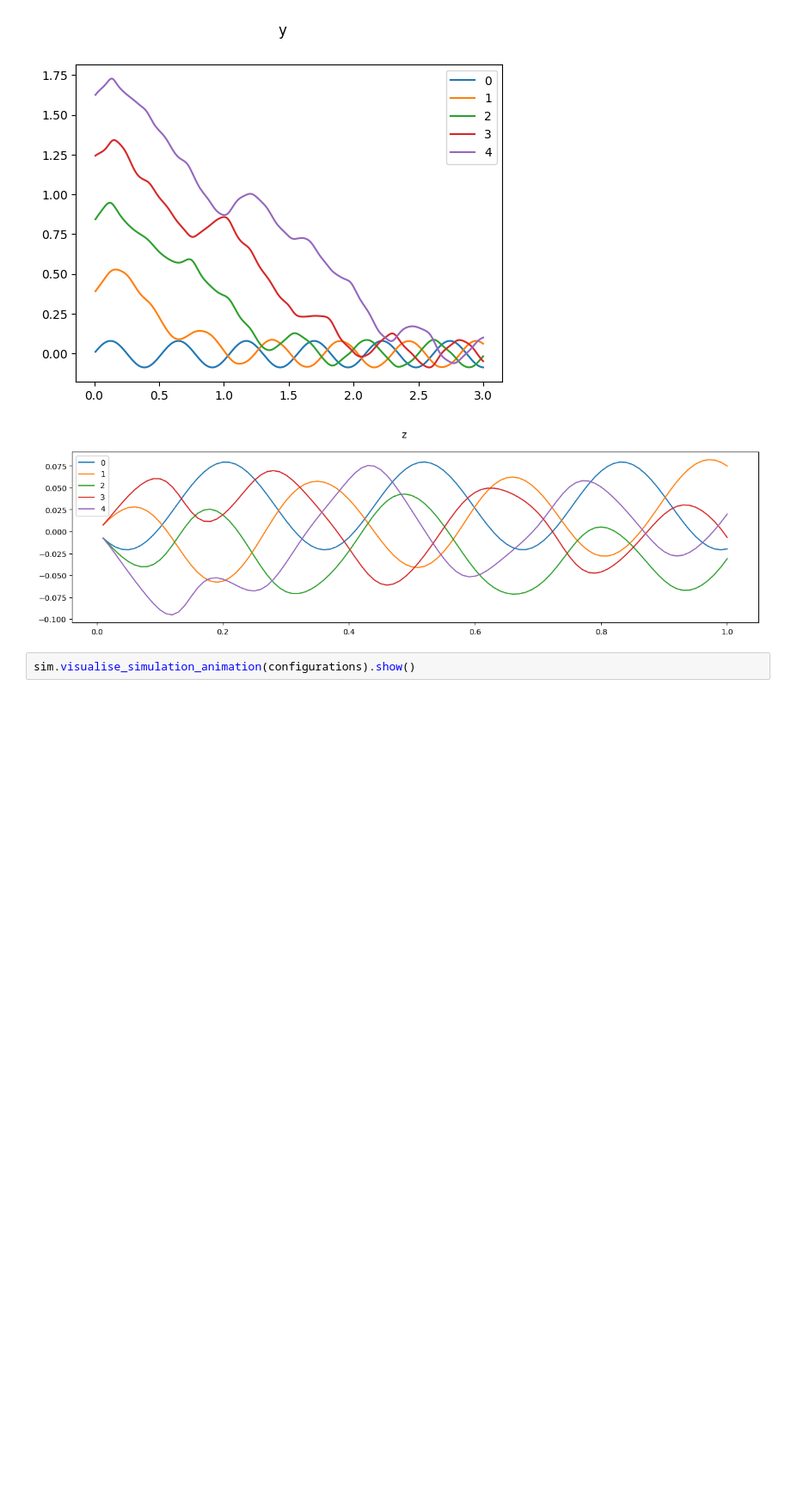
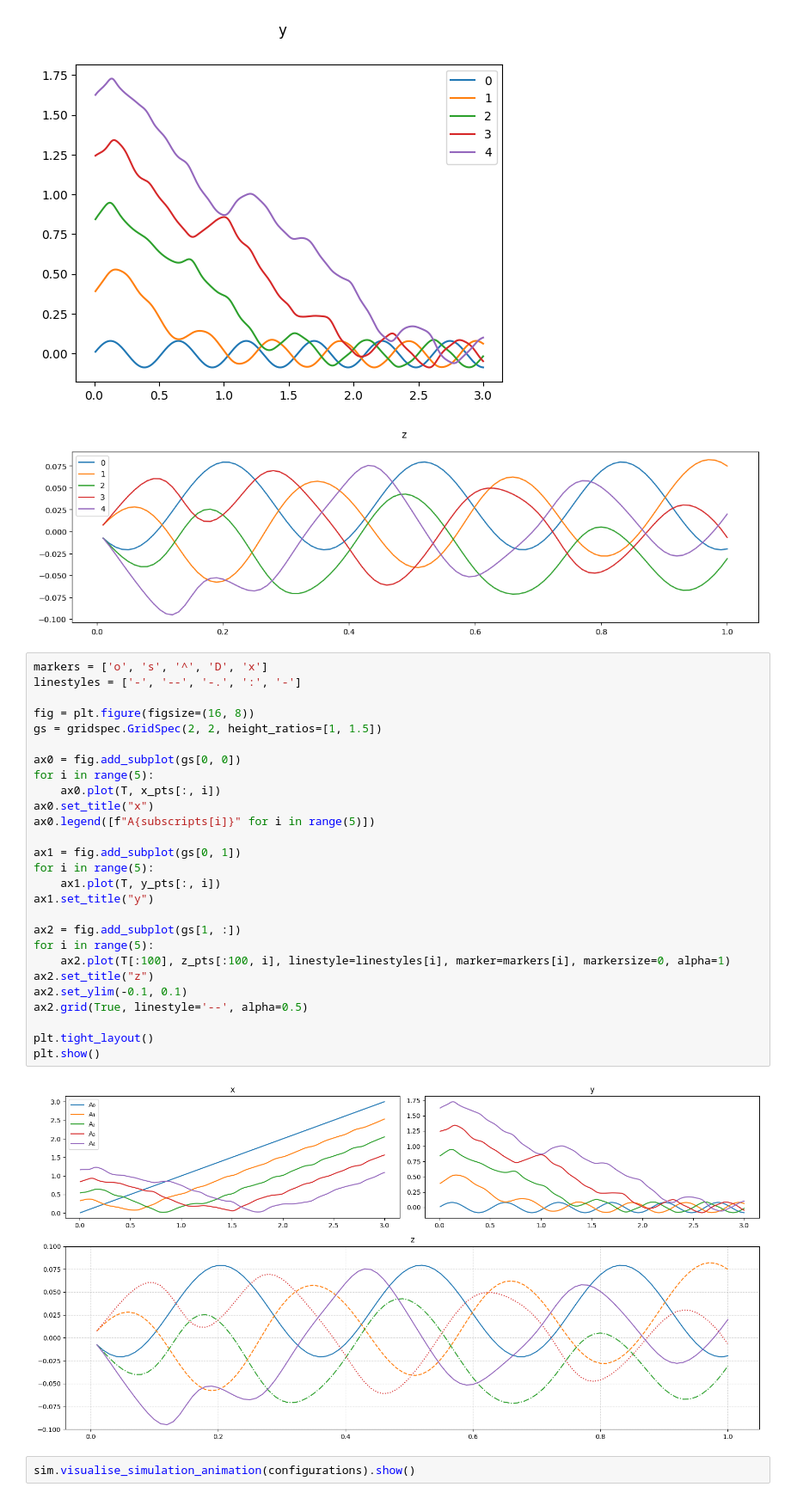
Before and after one commit to Romanuccio/Naga, a Jupyter notebook: Example.ipynb, the cells around one changed output. Shown at 86% size. Drawn from its saved outputs; the diff is of its cells as text; blank space fills up the shorter version.

```diff
--- a/Example.ipynb
+++ b/Example.ipynb
@@ -221,6 +256,35 @@ plt.show()
 [figure]
 [figure]
 [figure]
+# %%
+markers = ['o', 's', '^', 'D', 'x']
+linestyles = ['-', '--', '-.', ':', '-']
+
+fig = plt.figure(figsize=(16, 8))
+gs = gridspec.GridSpec(2, 2, height_ratios=[1, 1.5])
+
+ax0 = fig.add_subplot(gs[0, 0])
+for i in range(5):
+    ax0.plot(T, x_pts[:, i])
+ax0.set_title("x")
+ax0.legend([f"A{subscripts[i]}" for i in range(5)])
+
+ax1 = fig.add_subplot(gs[0, 1])
+for i in range(5):
+    ax1.plot(T, y_pts[:, i])
+ax1.set_title("y")
+
+ax2 = fig.add_subplot(gs[1, :])
+for i in range(5):
+    ax2.plot(T[:100], z_pts[:100, i], linestyle=linestyles[i], marker=markers[i], markersize=0, alpha=1)
+ax2.set_title("z")
+ax2.set_ylim(-0.1, 0.1)
+ax2.grid(True, linestyle='--', alpha=0.5)
+
+plt.tight_layout()
+plt.show()
+# %% [output]
+[figure, added]
 # %%
 sim.visualise_simulation_animation(configurations).show()
 # %%
```
Also changed, not shown: parts of 3 cells of this notebook, 3 other files.
